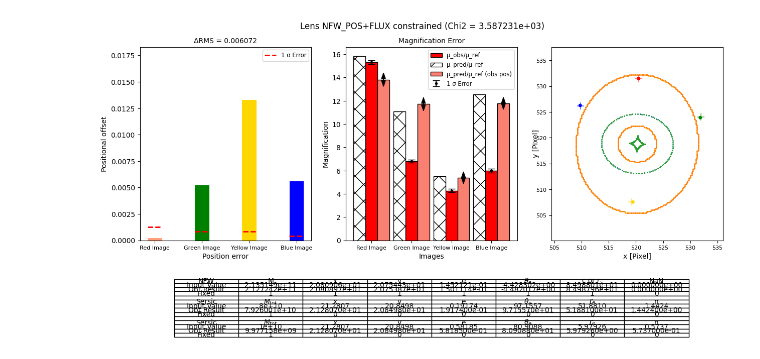
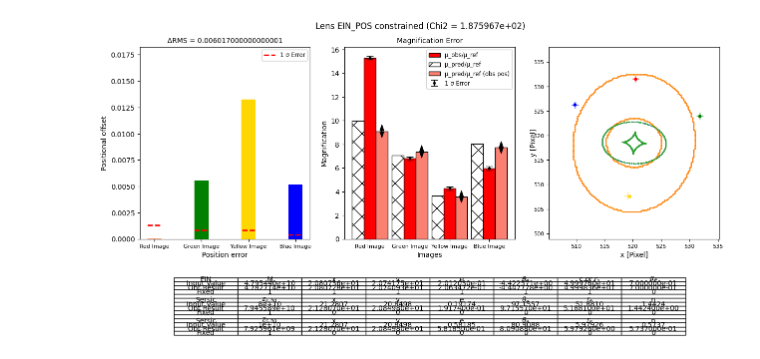
Before and after one commit to romms921/IllustrisTNG-Lens-Modelling, a Jupyter notebook: main_2.ipynb, the cells around one changed output. Drawn from its saved outputs; the diff is of its cells as text; code cells hidden in the pictures.

Commit message:
ein pos +sersic run

```diff
--- a/main_2.ipynb
+++ b/main_2.ipynb
@@ -811,37 +837,37 @@ def critcurve_plot(filename_4, filename_3, pos_output, num_images):
 # %%
-plot_name_1 = 'NFW_POS+FLUX'
-loc = 'Sersic/NFW/'
+plot_name_1 = 'EIN_POS'
+loc = 'Sersic/EIN/'
 
 if 'POS+FLUX' in plot_name_1 or 'pos+flux' in plot_name_1:
     constraint = 'pos_flux'
 else:
     constraint = 'pos'
 
 filename_0 = loc + constraint + '_point.py'
 filename_1 = 'obs_point/obs_point_(POS).dat'
 filename_2 = 'obs_point/obs_point_(POS+FLUX).dat'
 filename_3 = loc + plot_name_1 + '_crit.dat'
 filename_4 = loc + plot_name_1 + '_point.dat'
 filename_5 = loc + plot_name_1 + '_lens.fits'
 filename_6 = loc + plot_name_1 + '_optresult.dat'
 num_images = 4
 plot_name = plot_name_1
 
 if 'SHEAR' in plot_name or 'shear' in plot_name:
     shear_set = True
 else:
     shear_set = False
 
 if 'FLUX' in plot_name or 'flux' in plot_name or 'Flux' in plot_name:
     filename_1 = 'obs_point/obs_point_(POS+FLUX).dat'
 
 glafic_tabular(filename_0, filename_6, save_table_flag = False, shear=shear_set, show_shear=False, show_params=False)
 
 obs_data, pred_data = error_plot(filename_1, filename_2, filename_4, filename_5, plot_name, num_images, table_flag=True, glafic_file_1= filename_0, glafic_file_2=filename_6, shear = shear_set, show_params=False, show_shear=False)
 
 curve_data = critcurve_plot(filename_4, filename_3, pos_output=obs_data, num_images=num_images)
 # %% [output]
-[figure, old version]
+[figure, new version]
 # %%
 full_table, chi2 = glafic_tabular(filename_0, filename_6, save_table_flag = False, shear=shear_set, show_shear=False, show_params=False)
 
```
Also changed, not shown: parts of 2 cells of this notebook, 4 other files.
